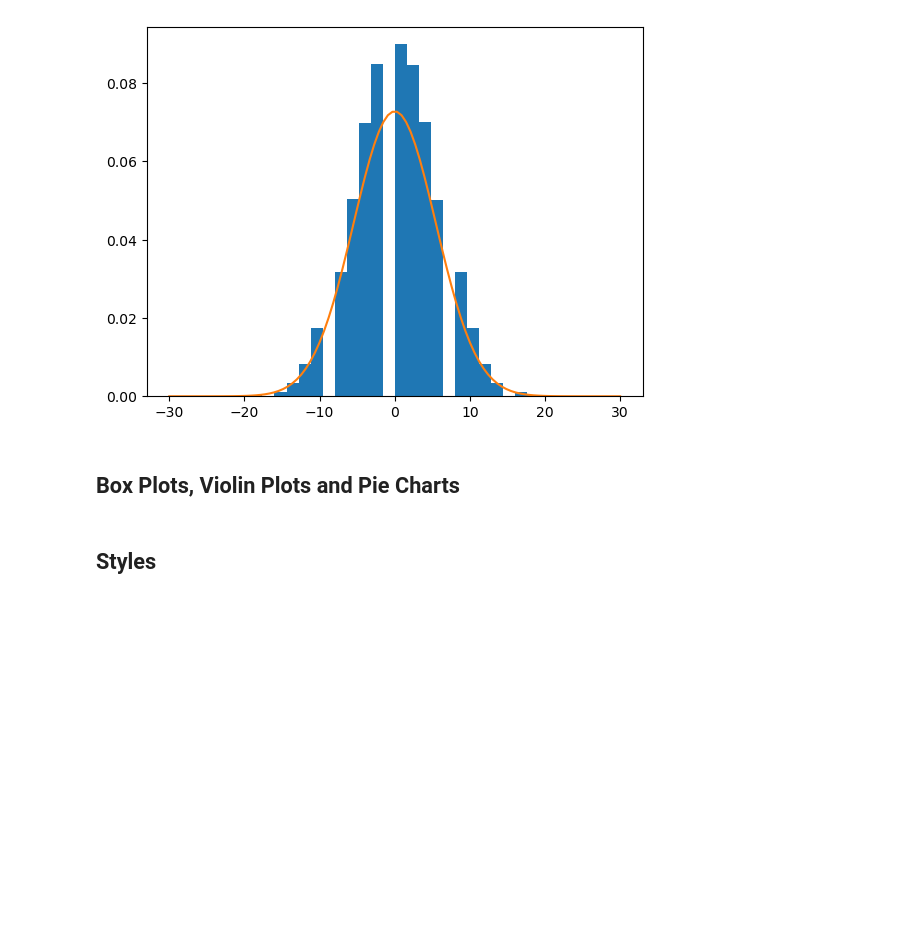
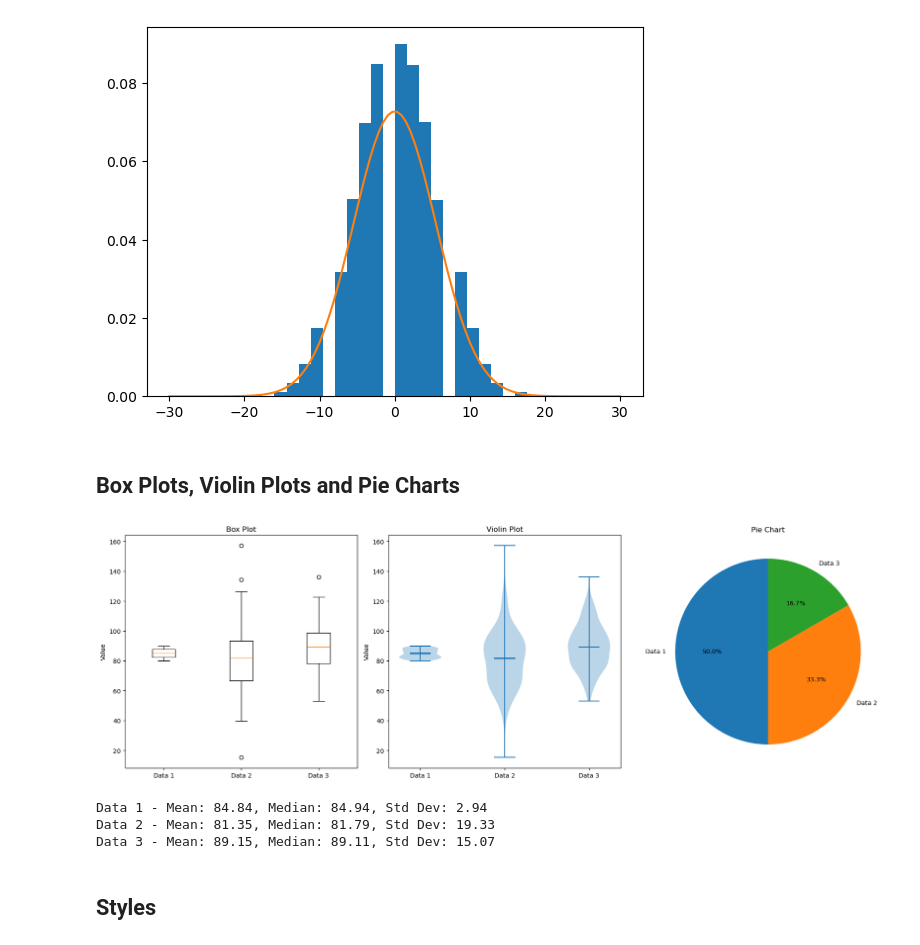
Before and after one commit to julianjica/ScientificComputingI, a Jupyter notebook: Matplotlib/Matplotlib.ipynb, the cells around one changed output. Cells and saved outputs as stored; diff of their text form; code cells hidden in the pictures; blank space fills up the shorter version.

```diff
--- a/Matplotlib/Matplotlib.ipynb
+++ b/Matplotlib/Matplotlib.ipynb
@@ -194,39 +197,45 @@ plt.plot(x, 1/(2*np.pi*sigma)**.5 * np.exp(-x**2/(2*sigma)))
 np.random.seed(42)
 
 # Generate sample data
-data1 = np.random.normal(100, 10, 200)
+data1 = np.random.uniform(80, 90, 200)
 data2 = np.random.normal(80, 20, 200)
 data3 = np.random.normal(90, 15, 200)
 
 # Create a figure with 3 subplots
 fig, (ax1, ax2, ax3) = plt.subplots(1, 3, figsize=(18, 6))
 
 # 1. Box Plot
 box_data = [data1, data2, data3]
 ax1.boxplot(box_data, labels=['Data 1', 'Data 2', 'Data 3'])
 ax1.set_title('Box Plot')
 ax1.set_ylabel('Value')
 
 # 2. Violin Plot
 violin_data = [data1, data2, data3]
 ax2.violinplot(violin_data, showmeans=True, showmedians=True)
 ax2.set_title('Violin Plot')
 ax2.set_xticks([1, 2, 3])
 ax2.set_xticklabels(['Data 1', 'Data 2', 'Data 3'])
 ax2.set_ylabel('Value')
 
 # 3. Pie Chart
-pie_data = [sum(data1), sum(data2), sum(data3)]
+pie_data = [3, 2, 1]
 pie_labels = ['Data 1', 'Data 2', 'Data 3']
 ax3.pie(pie_data, labels=pie_labels, autopct='%1.1f%%', startangle=90)
 ax3.set_title('Pie Chart')
 
 # Adjust layout and display the plot
 plt.tight_layout()
 plt.show()
+# %% [output]
+[figure, added]
 # %%
 for i, data in enumerate([data1, data2, data3], 1):
     print(f"Data {i} - Mean: {np.mean(data):.2f}, Median: {np.median(data):.2f}, Std Dev: {np.std(data):.2f}")
+# %% [output]
+Data 1 - Mean: 84.84, Median: 84.94, Std Dev: 2.94
+Data 2 - Mean: 81.35, Median: 81.79, Std Dev: 19.33
+Data 3 - Mean: 89.15, Median: 89.11, Std Dev: 15.07
 # %% [markdown]
 ## Styles
 # %%
```
Also changed, not shown: parts of 28 cells of this notebook.
